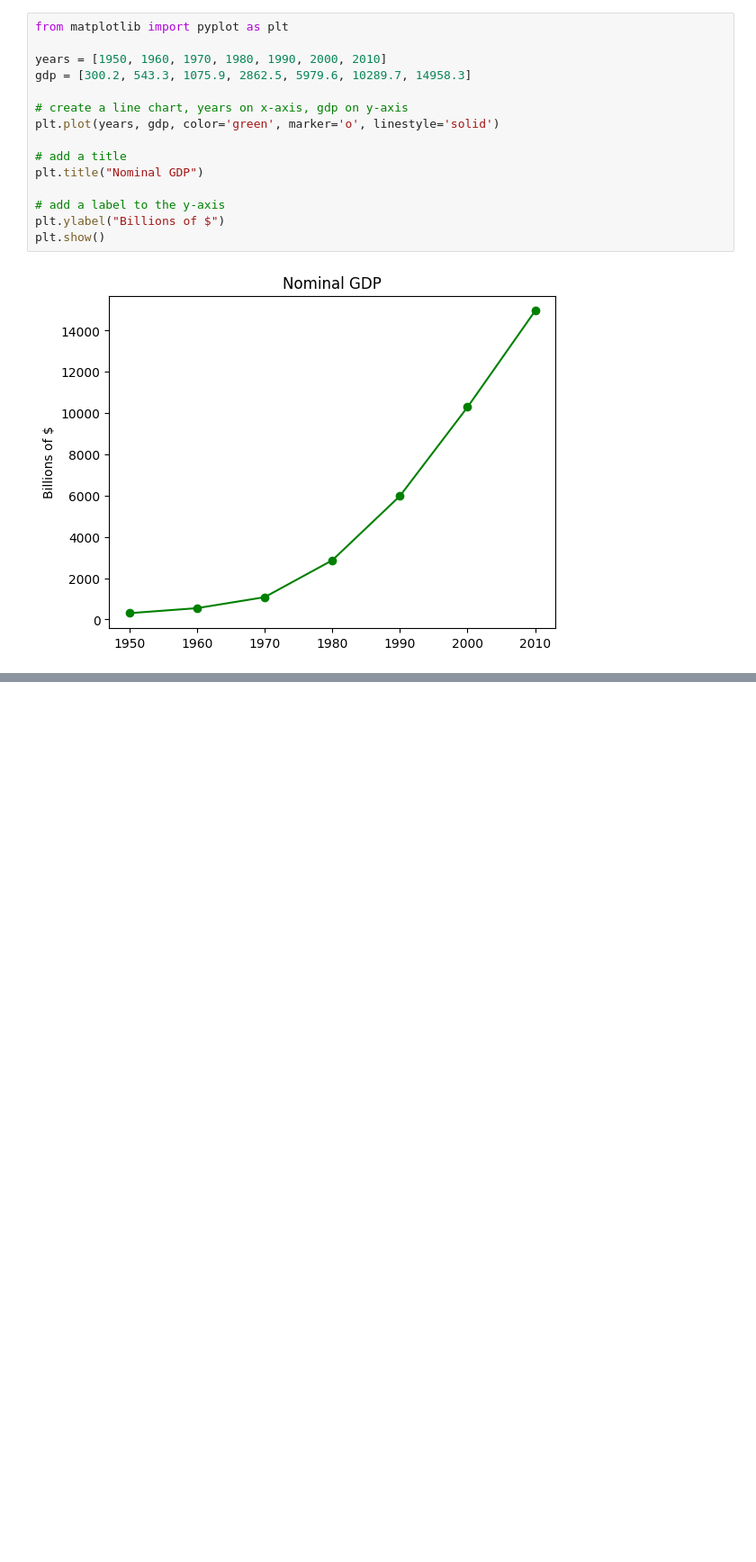
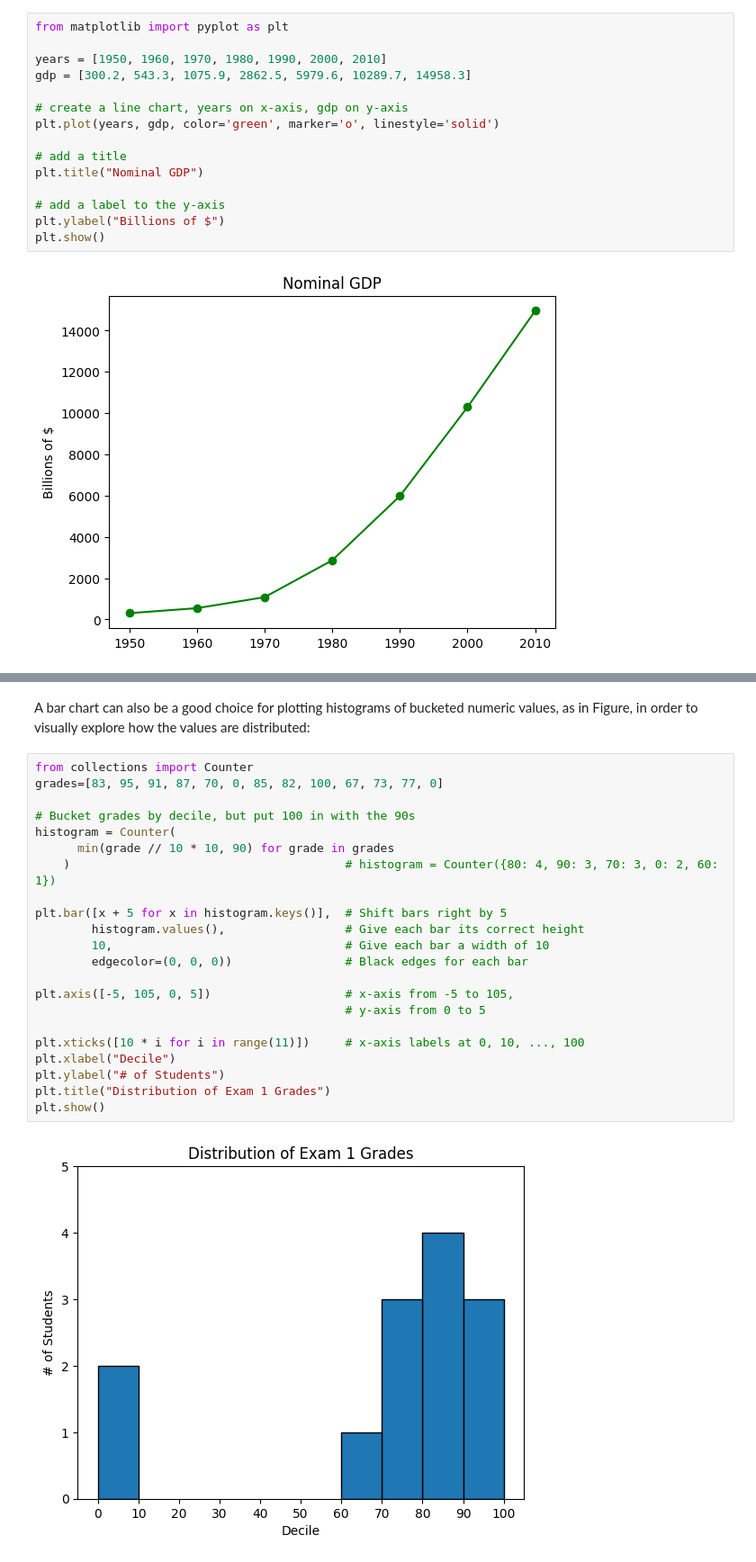
Before and after one commit to prateekjoshi2013/data-science, a Jupyter notebook: Data_Science_From_Scratch.ipynb, the cells around one changed output, grey strips where cells are left out. Shown: that part at 90% size. Drawn from its saved outputs; the diff is of its cells as text; blank space fills up the shorter version.

```diff
--- a/Data_Science_From_Scratch.ipynb
+++ b/Data_Science_From_Scratch.ipynb
@@ -44,0 +88,26 @@ plt.show()
+# %% [markdown]
+A bar chart can also be a good choice for plotting histograms of bucketed numeric values, as in Figure, in order to visually explore how the values are distributed:
+# %%
+from collections import Counter
+grades=[83, 95, 91, 87, 70, 0, 85, 82, 100, 67, 73, 77, 0]
+
+# Bucket grades by decile, but put 100 in with the 90s
+histogram = Counter(
+      min(grade // 10 * 10, 90) for grade in grades
+    )                                       # histogram = Counter({80: 4, 90: 3, 70: 3, 0: 2, 60: 1})
+
+plt.bar([x + 5 for x in histogram.keys()],  # Shift bars right by 5
+        histogram.values(),                 # Give each bar its correct height
+        10,                                 # Give each bar a width of 10
+        edgecolor=(0, 0, 0))                # Black edges for each bar
+
+plt.axis([-5, 105, 0, 5])                   # x-axis from -5 to 105,
+                                            # y-axis from 0 to 5
+
+plt.xticks([10 * i for i in range(11)])     # x-axis labels at 0, 10, ..., 100
+plt.xlabel("Decile")
+plt.ylabel("# of Students")
+plt.title("Distribution of Exam 1 Grades")
+plt.show()
+# %% [output]
+[figure, added]
```
Also changed, not shown: parts of 17 cells of this notebook.
